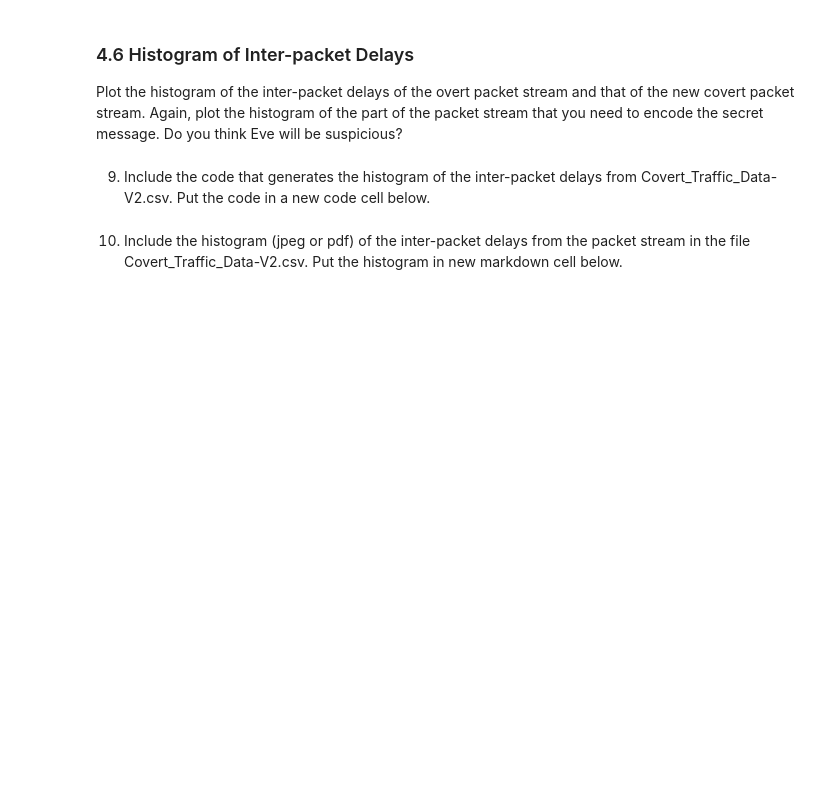
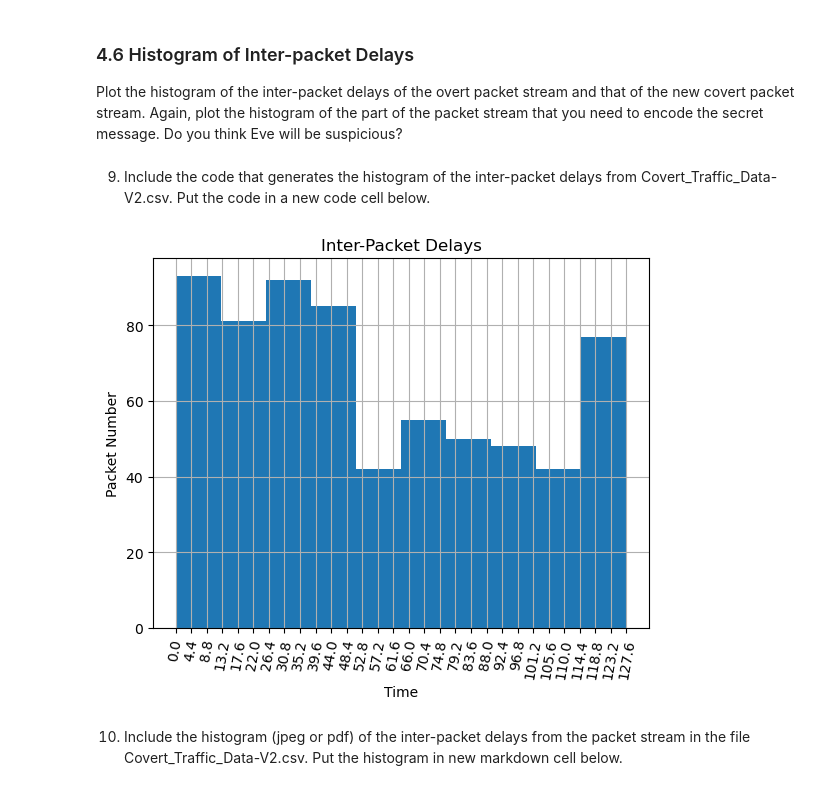
Before and after one commit to tonyzh150/Ecs132-Project, a Jupyter notebook: ECS132_Project_Spring_2025_Draft.ipynb, the cells around one changed output. Cells and saved outputs as stored; diff of their text form; code cells hidden in the pictures; blank space fills up the shorter version.

```diff
--- a/ECS132_Project_Spring_2025_Draft.ipynb
+++ b/ECS132_Project_Spring_2025_Draft.ipynb
@@ -287,5 +266,17 @@ convert_traffic_data_V2.to_csv('convert_traffic_data-V2.csv', index=False)
 Plot the histogram  of the inter-packet  delays of the overt packet stream and that of the new covert packet stream. Again, plot the histogram of the part of the packet stream that you need to encode the secret message. Do you think Eve will be suspicious?
 # %% [markdown]
 9. Include the code that generates the histogram  of the inter-packet delays from Covert_Traffic_Data-V2.csv.  Put the code in a new code cell below.
+# %%
+data = pd.read_csv('convert_traffic_data-V2.csv')
+
+plt.hist(data['Time'])
+plt.title('Inter-Packet Delays')
+plt.xlabel('Time')
+plt.ylabel('Packet Number')
+plt.xticks(np.linspace(data['Time'].min(), data['Time'].max(), num=30), rotation=80)
+plt.grid(True)
+plt.savefig('inter-packet_delays(convert_traffic_data_V2).png')
+# %% [output]
+[figure, added]
 # %% [markdown]
 10. Include the histogram (jpeg or pdf) of the inter-packet delays from the packet stream in the file Covert_Traffic_Data-V2.csv. Put the histogram in new markdown cell below.
```
Also changed, not shown: parts of 5 cells of this notebook, 2 other files.
